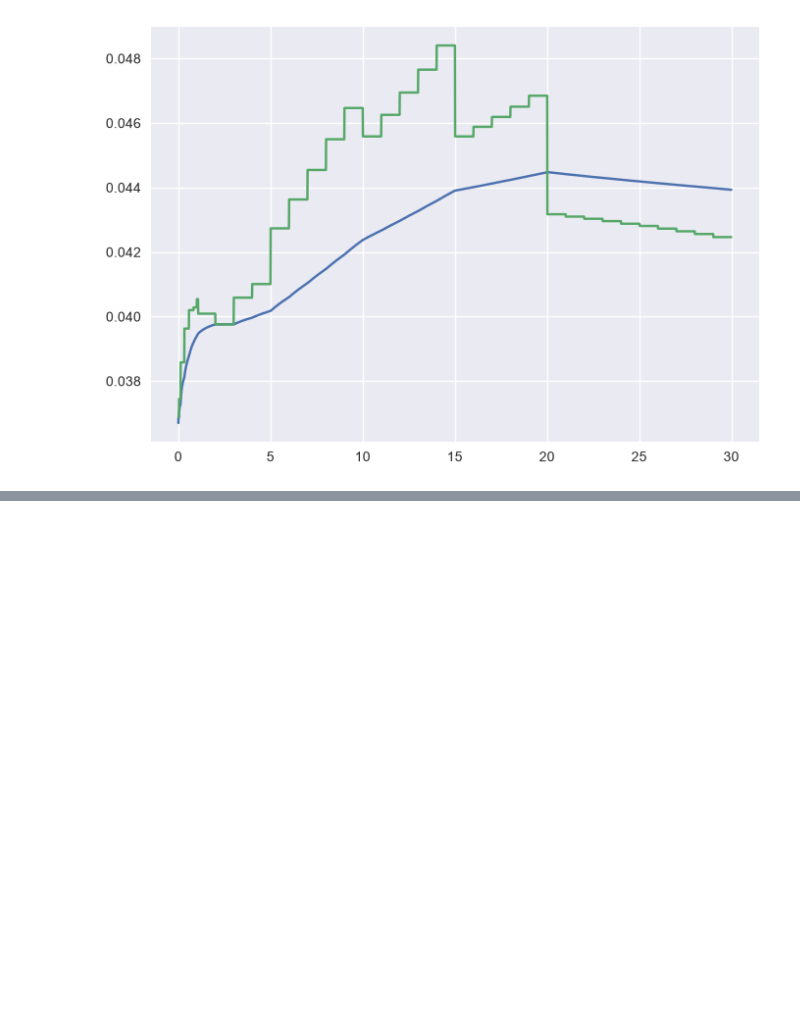
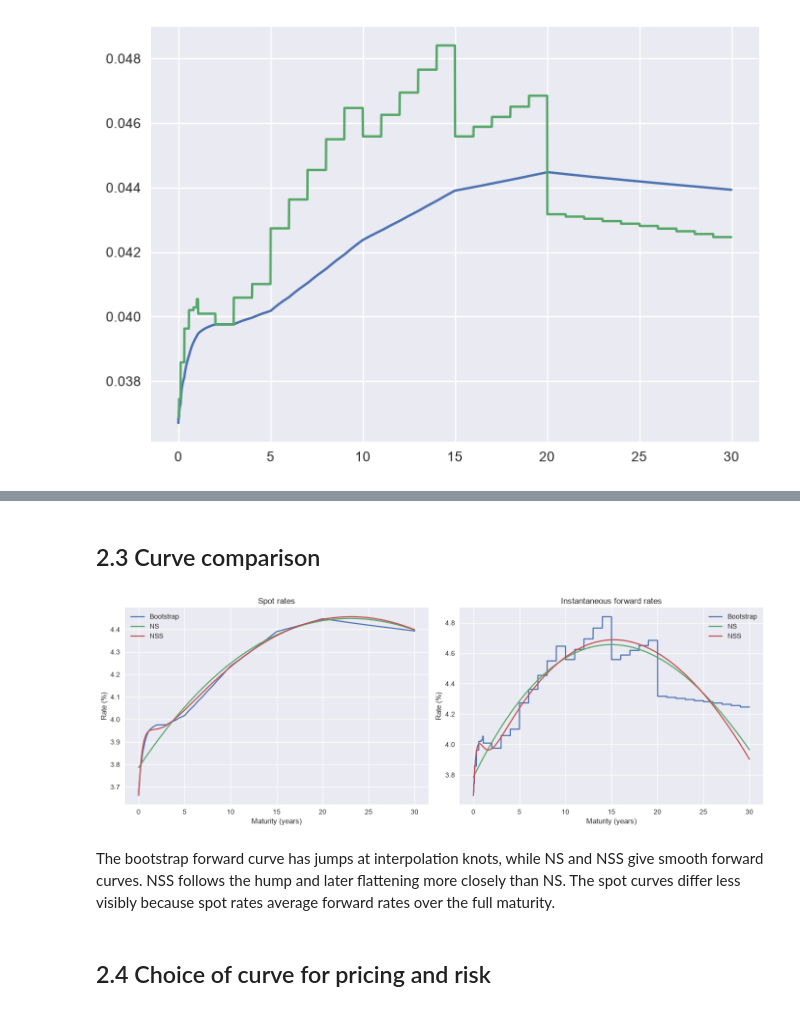
Before and after one commit to RomainFast121/IRCRM_project, a Jupyter notebook: project_2026.ipynb, the cells around one changed output, grey strips where cells are left out. Saved outputs shown, nothing was run; the diff lists cells and outputs as text; code cells hidden in the pictures; blank space fills up the shorter version.

```diff
--- a/project_2026.ipynb
+++ b/project_2026.ipynb
@@ -345,0 +483,30 @@ plt.plot(tau_grid, fwd_grid)
+# %% [markdown]
+## 2.3 Curve comparison
+# %%
+def ns_forward(t, theta):
+    b0, b1, b2, a = theta
+    return b0 + b1 * np.exp(-a * t) + b2 * a * t * np.exp(-a * t)
+
+def nss_forward(t, theta):
+    b0, b1, b2, b3, a1, a2 = theta
+    return (b0 + b1 * np.exp(-a1 * t) + b2 * a1 * t * np.exp(-a1 * t)
+            + b3 * a2 * t * np.exp(-a2 * t))
+
+fig, axes = plt.subplots(1, 2, figsize=(14, 5))
+curves = [('Bootstrap', spot_grid, fwd_grid),
+          ('NS', ns_yield(tau_grid, theta_ns), ns_forward(tau_grid, theta_ns)),
+          ('NSS', nss_yield(tau_grid, theta_nss), nss_forward(tau_grid, theta_nss))]
+for label, spot, forward in curves:
+    axes[0].plot(tau_grid, 100 * spot, label=label)
+    axes[1].plot(tau_grid, 100 * forward, label=label)
+for ax, title in zip(axes, ['Spot rates', 'Instantaneous forward rates']):
+    ax.set(title=title, xlabel='Maturity (years)', ylabel='Rate (%)')
+    ax.legend()
+plt.tight_layout()
+plt.show()
+# %% [output]
+[figure, added]
+# %% [markdown]
+The bootstrap forward curve has jumps at interpolation knots, while NS and NSS give smooth forward curves. NSS follows the hump and later flattening more closely than NS. The spot curves differ less visibly because spot rates average forward rates over the full maturity.
+# %% [markdown]
+## 2.4 Choice of curve for pricing and risk
```
Also changed, not shown: parts of 8 cells of this notebook.
